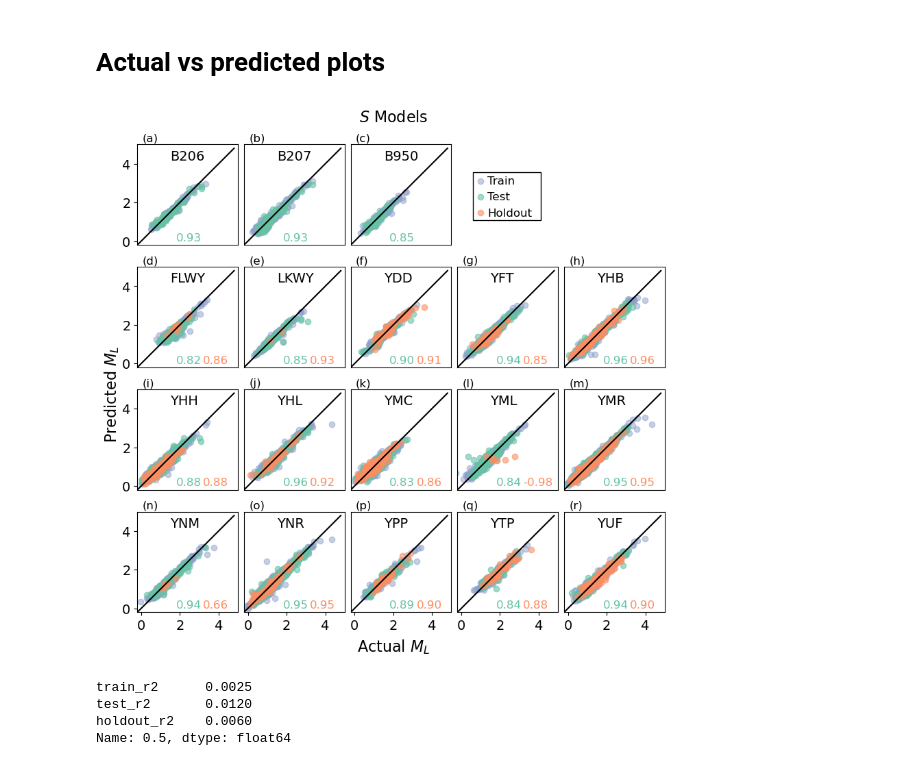
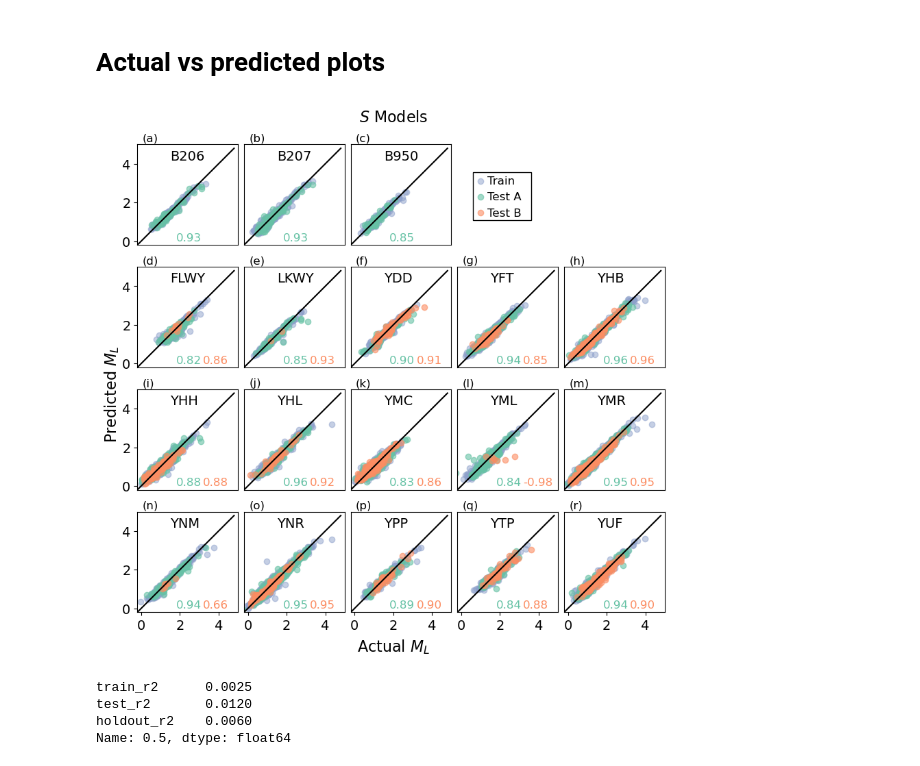
Before and after one commit to armstrong06/featmag, a Jupyter notebook: notebooks_results/ModelResultsS.ipynb, the cells around one changed output. Cells and saved outputs as stored; diff of their text form; code cells hidden in the pictures.

```diff
--- a/notebooks_results/ModelResultsS.ipynb
+++ b/notebooks_results/ModelResultsS.ipynb
@@ -350,19 +350,20 @@ cmap max set to 0.727
 # %%
 plotting.actual_v_predicted(results_df,
                      train_preds_df,
                      test_preds_df,
                      holdout_preds_df,
                      inner_ticks_on=False,
                      title='$\it S$ Models',
                      figsize=(8, 7.7),
                      colors=['#8da0cb', '#66c2a5', '#fc8d62'],
                      alphas=[0.5, 0.6, 0.6],
                      linestyle='-',
                      n_cols=5,
-                     legend_bbox_width=3.5,
+                     legend_bbox_width=3.0,
+                     legend_names = ['Train', 'Test A', 'Test B'],
                      savepath="../figures/actual_v_predicted_S.png")
 # %% [output]
-[figure, old version]
+[figure, new version]
 # %%
 diff_df[['train_r2', 'test_r2', 'holdout_r2']].quantile()
 # %% [output]
```
Also changed, not shown: 3 other files.
